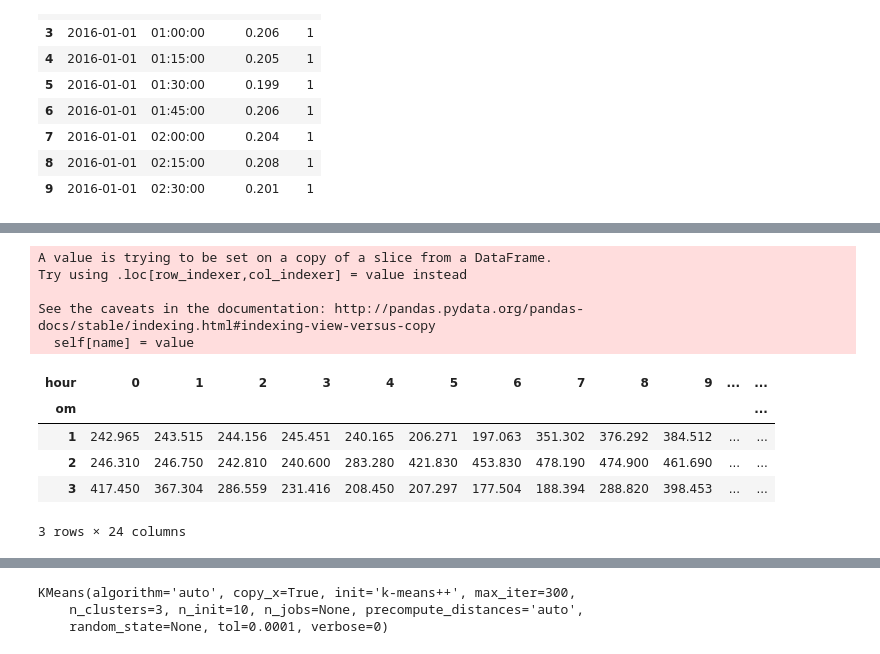
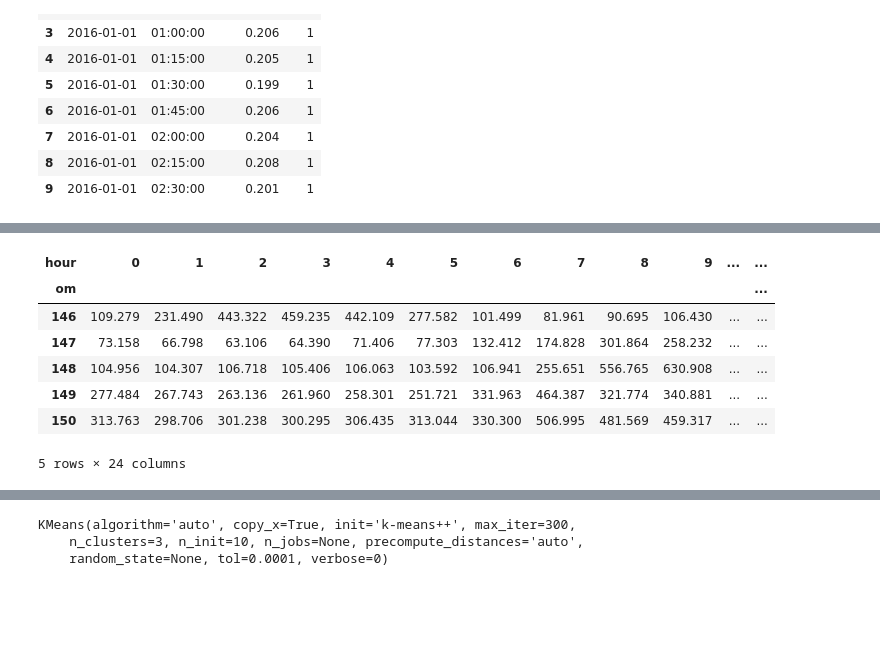
Before and after one commit to jurajkapasny/energy_hack_2018, a Jupyter notebook: clustering/clustering.ipynb, the cells around one changed output, grey strips where cells are left out. Saved outputs shown, nothing was run; the diff lists cells and outputs as text; code cells hidden in the pictures; blank space fills up the shorter version.

Commit message:
Change code to process full data.

```diff
--- a/clustering/clustering.ipynb
+++ b/clustering/clustering.ipynb
@@ -10,3 +5,3 @@ Import data
 # %%
-omd = pd.read_csv("/Volumes/doc/projects/energyhack2/data_prepared/spotreba_prepared.csv", sep=";")
+om_data = pd.read_csv("/Volumes/doc/projects/energyhack2/data_prepared/spotreba_prepared.csv", sep=";")
 # %%
@@ -49,2 +21,2 @@ short
 # %%
-short['interval'] = short['date'] + ' ' + short['interval']
+om_data['interval'] = om_data['date'] + ' ' + om_data['interval']
@@ -78,23 +44,19 @@ short
 # %%
-short.interval = pd.to_datetime(short.interval)
-short['hour'] = short.interval.dt.hour
+om_data.interval = pd.to_datetime(om_data.interval)
+om_data['hour'] = om_data.interval.dt.hour
-# %% [output]
-A value is trying to be set on a copy of a slice from a DataFrame.
-Try using .loc[row_indexer,col_indexer] = value instead
-
-See the caveats in the documentation: http://pandas.pydata.org/pandas-docs/stable/indexing.html#indexing-view-versus-copy
-  self[name] = value
 # %%
-df = short.groupby([short.om, 'hour'])['spotreba'].sum().unstack()
+df = om_data.groupby([om_data.om, 'hour'])['spotreba'].sum().unstack()
 # %%
-df
+df.tail(5)
 # %% [output]
 | hour | 0 | 1 | 2 | 3 | 4 | 5 | 6 | 7 | 8 | 9 | ... | ... |
 | om |  |  |  |  |  |  |  |  |  |  |  | ... |
-| 1 | 242.965 | 243.515 | 244.156 | 245.451 | 240.165 | 206.271 | 197.063 | 351.302 | 376.292 | 384.512 | ... | ... |
-| 2 | 246.310 | 246.750 | 242.810 | 240.600 | 283.280 | 421.830 | 453.830 | 478.190 | 474.900 | 461.690 | ... | ... |
-| 3 | 417.450 | 367.304 | 286.559 | 231.416 | 208.450 | 207.297 | 177.504 | 188.394 | 288.820 | 398.453 | ... | ... |
+| 146 | 109.279 | 231.490 | 443.322 | 459.235 | 442.109 | 277.582 | 101.499 | 81.961 | 90.695 | 106.430 | ... | ... |
+| 147 | 73.158 | 66.798 | 63.106 | 64.390 | 71.406 | 77.303 | 132.412 | 174.828 | 301.864 | 258.232 | ... | ... |
+| 148 | 104.956 | 104.307 | 106.718 | 105.406 | 106.063 | 103.592 | 106.941 | 255.651 | 556.765 | 630.908 | ... | ... |
+| 149 | 277.484 | 267.743 | 263.136 | 261.960 | 258.301 | 251.721 | 331.963 | 464.387 | 321.774 | 340.881 | ... | ... |
+| 150 | 313.763 | 298.706 | 301.238 | 300.295 | 306.435 | 313.044 | 330.300 | 506.995 | 481.569 | 459.317 | ... | ... |
-3 rows × 24 columns
+5 rows × 24 columns
 # %%
 df_norm = (df - df.mean()) / (df.max() - df.min())
 # %%
```
Also changed, not shown: parts of 12 cells of this notebook.
